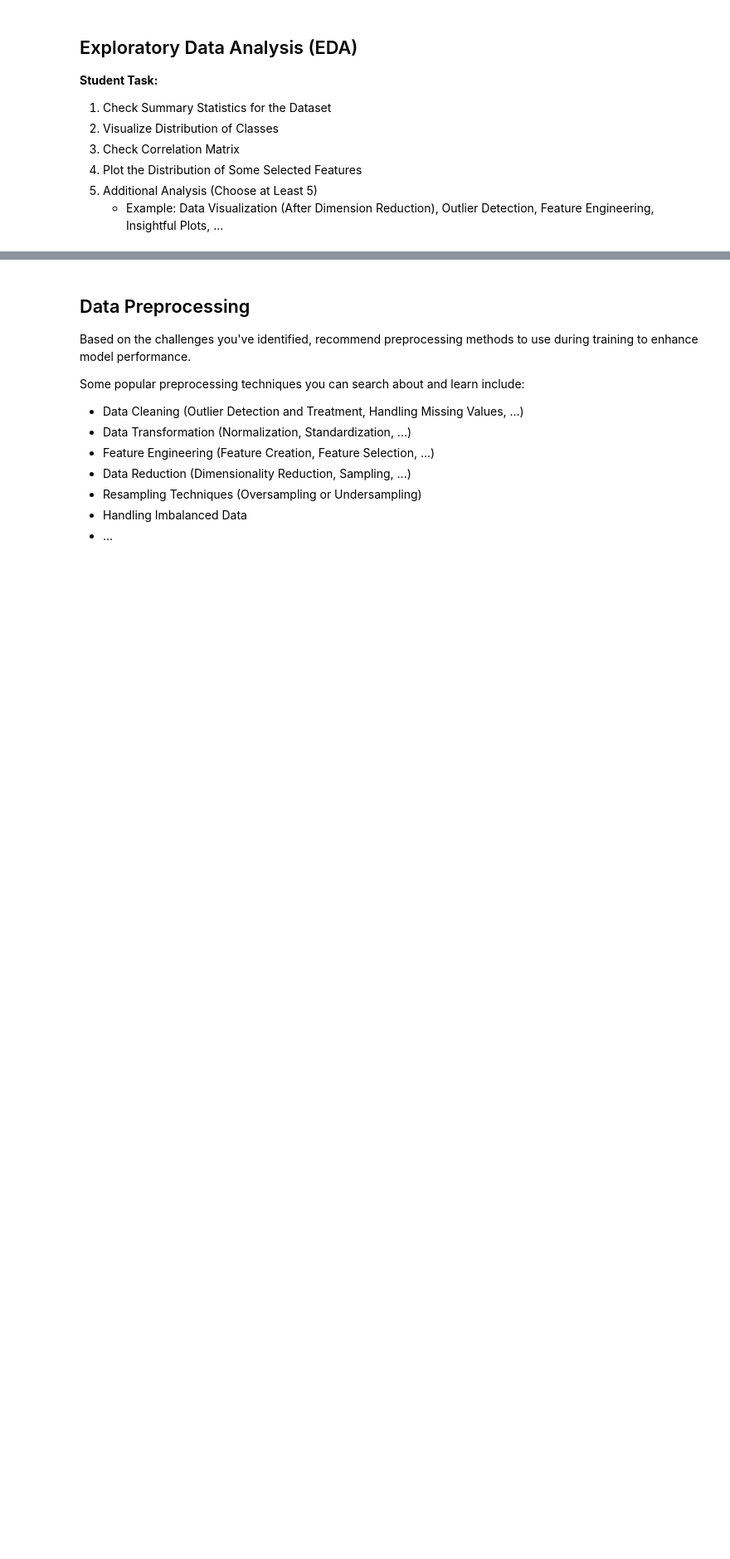
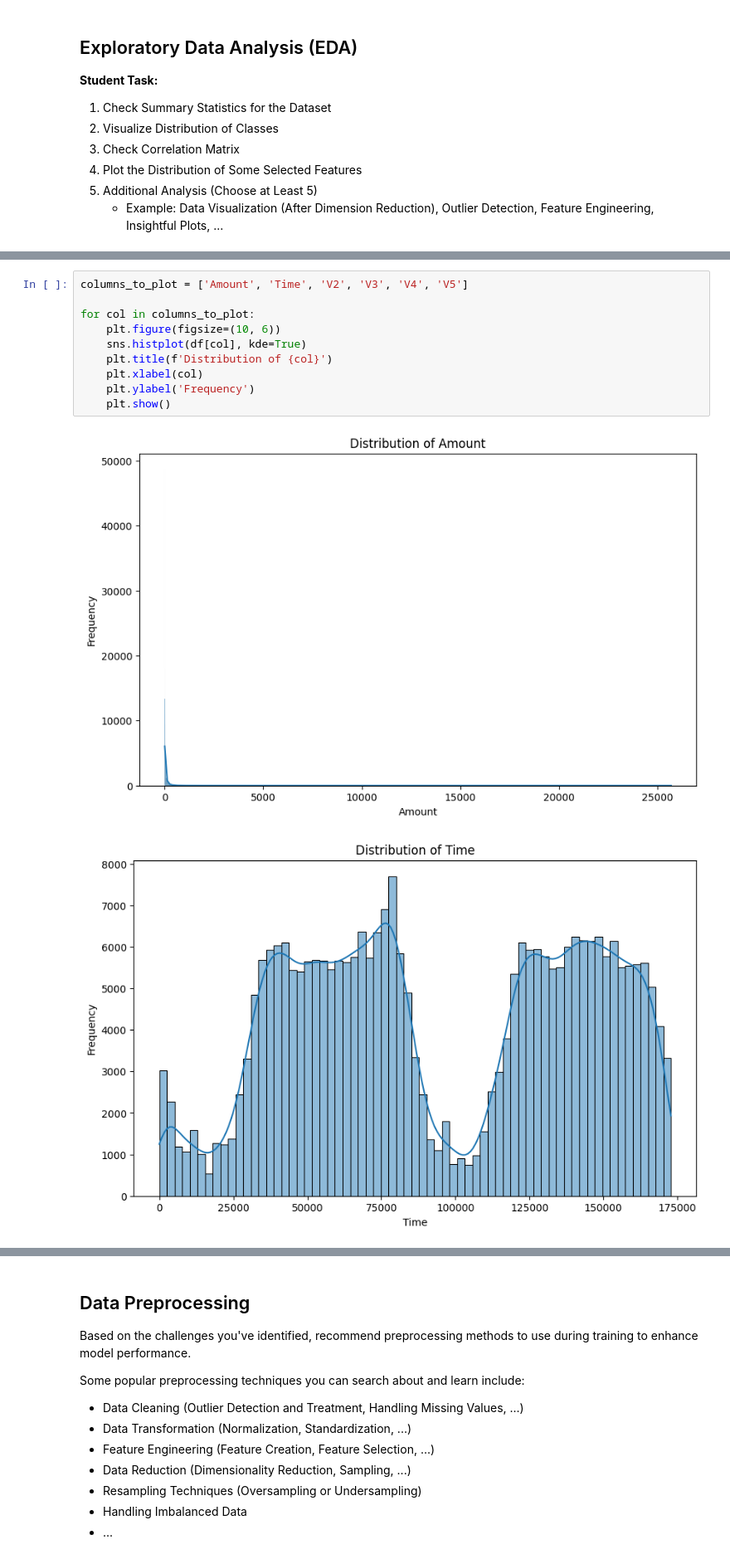
Before and after one commit to mahdiiimh/Rayan-ai-contest, a Jupyter notebook: Machine-Learning/Homework_1.ipynb, the cells around one changed output, grey strips where cells are left out. Shown: that part at 83% size. Saved outputs shown, nothing was run; the diff lists cells and outputs as text; blank space fills up the shorter version.

```diff
--- a/Machine-Learning/Homework_1.ipynb
+++ b/Machine-Learning/Homework_1.ipynb
@@ -190,0 +183,13 @@ pass
+# %%
+columns_to_plot = ['Amount', 'Time', 'V2', 'V3', 'V4', 'V5']
+
+for col in columns_to_plot:
+    plt.figure(figsize=(10, 6))
+    sns.histplot(df[col], kde=True)
+    plt.title(f'Distribution of {col}')
+    plt.xlabel(col)
+    plt.ylabel('Frequency')
+    plt.show()
+# %% [output]
+[figure, added]
+[figure, added]
```
Also changed, not shown: parts of 41 cells of this notebook.
